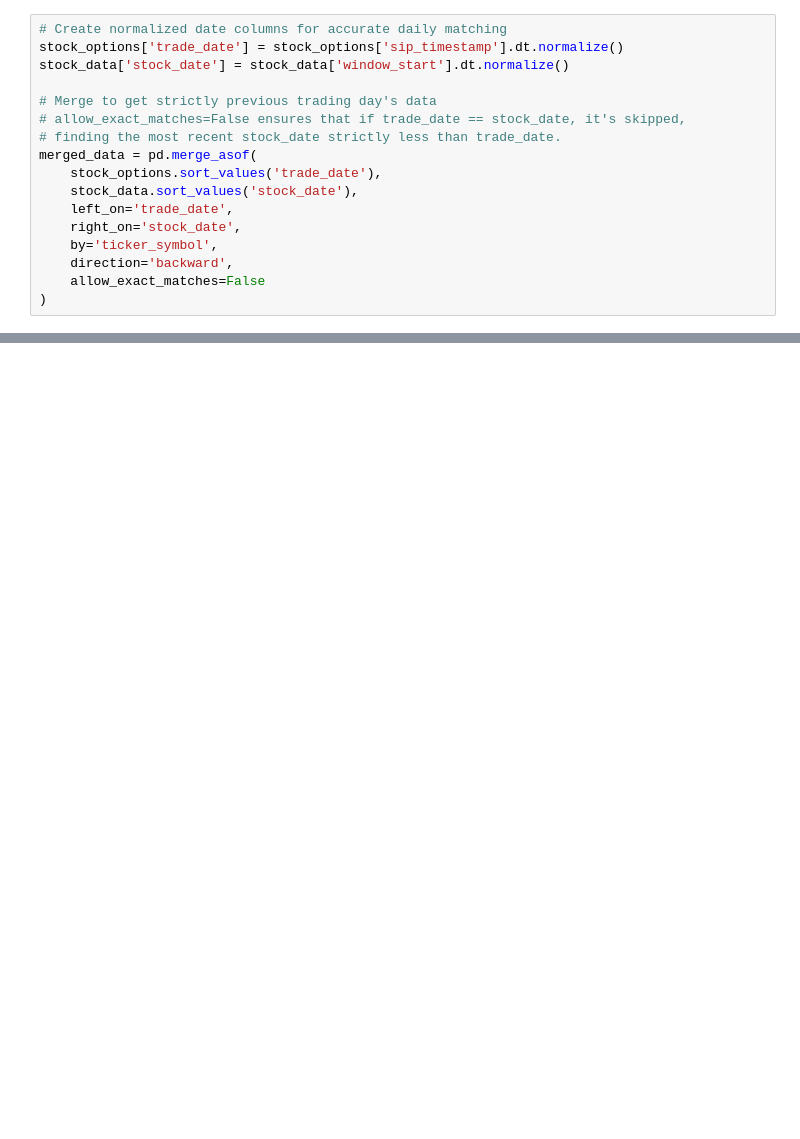
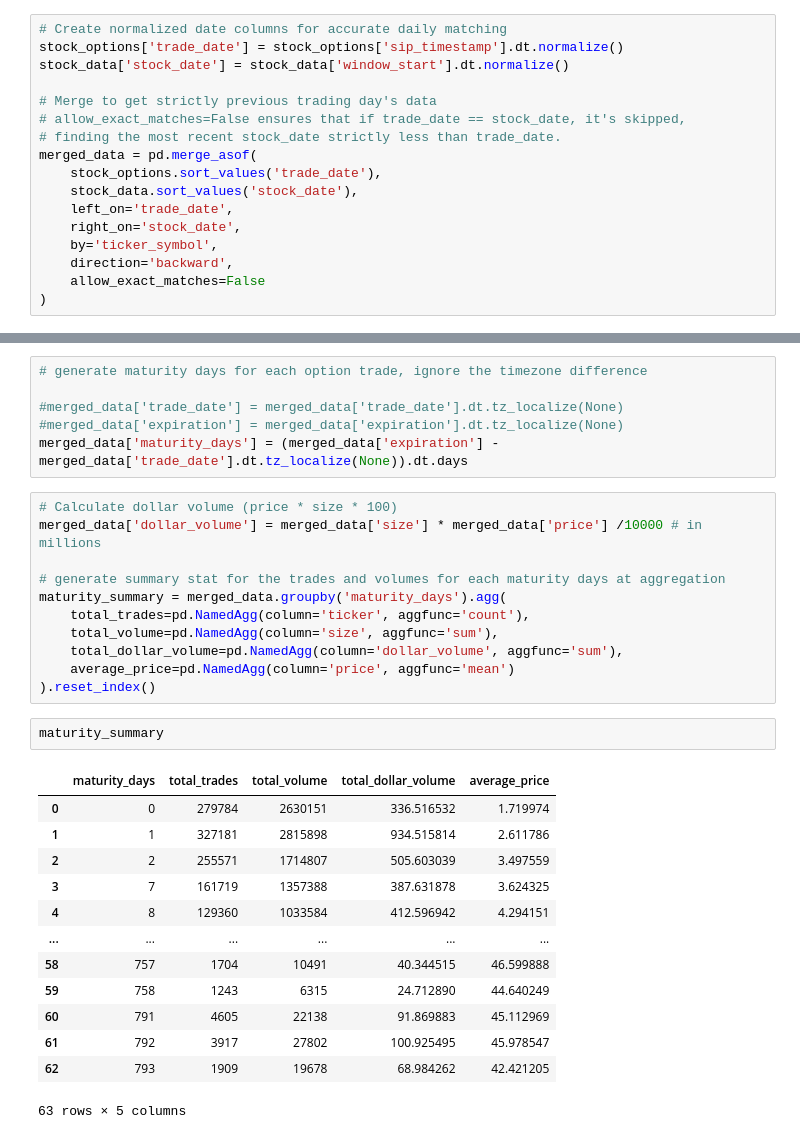
Before and after one commit to YWU15/Algo, a Jupyter notebook: analysis_backtesting/Analyses.ipynb, the cells around one changed output, grey strips where cells are left out. Drawn from its saved outputs; the diff is of its cells as text; blank space fills up the shorter version.

```diff
--- a/analysis_backtesting/Analyses.ipynb
+++ b/analysis_backtesting/Analyses.ipynb
@@ -273,0 +303,33 @@ merged_data
+# %%
+# generate maturity days for each option trade, ignore the timezone difference
+
+#merged_data['trade_date'] = merged_data['trade_date'].dt.tz_localize(None)
+#merged_data['expiration'] = merged_data['expiration'].dt.tz_localize(None)
+merged_data['maturity_days'] = (merged_data['expiration'] - merged_data['trade_date'].dt.tz_localize(None)).dt.days
+# %%
+# Calculate dollar volume (price * size * 100)
+merged_data['dollar_volume'] = merged_data['size'] * merged_data['price'] /10000 # in millions
+
+# generate summary stat for the trades and volumes for each maturity days at aggregation
+maturity_summary = merged_data.groupby('maturity_days').agg(
+    total_trades=pd.NamedAgg(column='ticker', aggfunc='count'),
+    total_volume=pd.NamedAgg(column='size', aggfunc='sum'),
+    total_dollar_volume=pd.NamedAgg(column='dollar_volume', aggfunc='sum'),
+    average_price=pd.NamedAgg(column='price', aggfunc='mean')
+).reset_index()
+# %%
+maturity_summary
+# %% [output]
+|  | maturity_days | total_trades | total_volume | total_dollar_volume | average_price |
+| 0 | 0 | 279784 | 2630151 | 336.516532 | 1.719974 |
+| 1 | 1 | 327181 | 2815898 | 934.515814 | 2.611786 |
+| 2 | 2 | 255571 | 1714807 | 505.603039 | 3.497559 |
+| 3 | 7 | 161719 | 1357388 | 387.631878 | 3.624325 |
+| 4 | 8 | 129360 | 1033584 | 412.596942 | 4.294151 |
+| ... | ... | ... | ... | ... | ... |
+| 58 | 757 | 1704 | 10491 | 40.344515 | 46.599888 |
+| 59 | 758 | 1243 | 6315 | 24.712890 | 44.640249 |
+| 60 | 791 | 4605 | 22138 | 91.869883 | 45.112969 |
+| 61 | 792 | 3917 | 27802 | 100.925495 | 45.978547 |
+| 62 | 793 | 1909 | 19678 | 68.984262 | 42.421205 |
+63 rows × 5 columns
```
Also changed, not shown: parts of 4 cells of this notebook.
